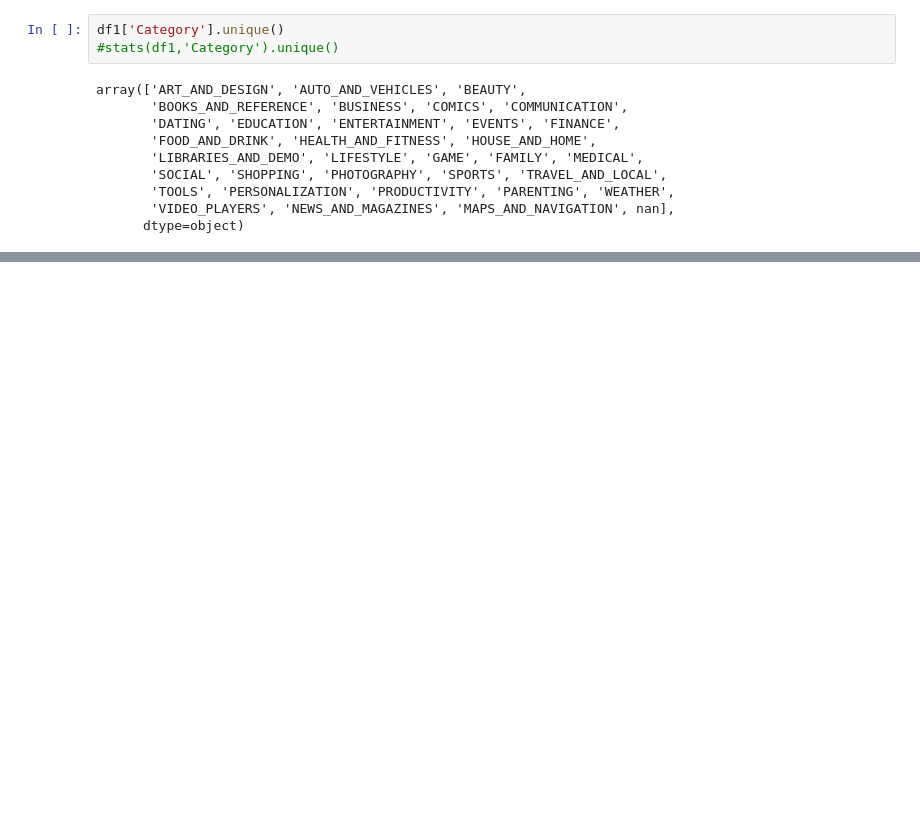
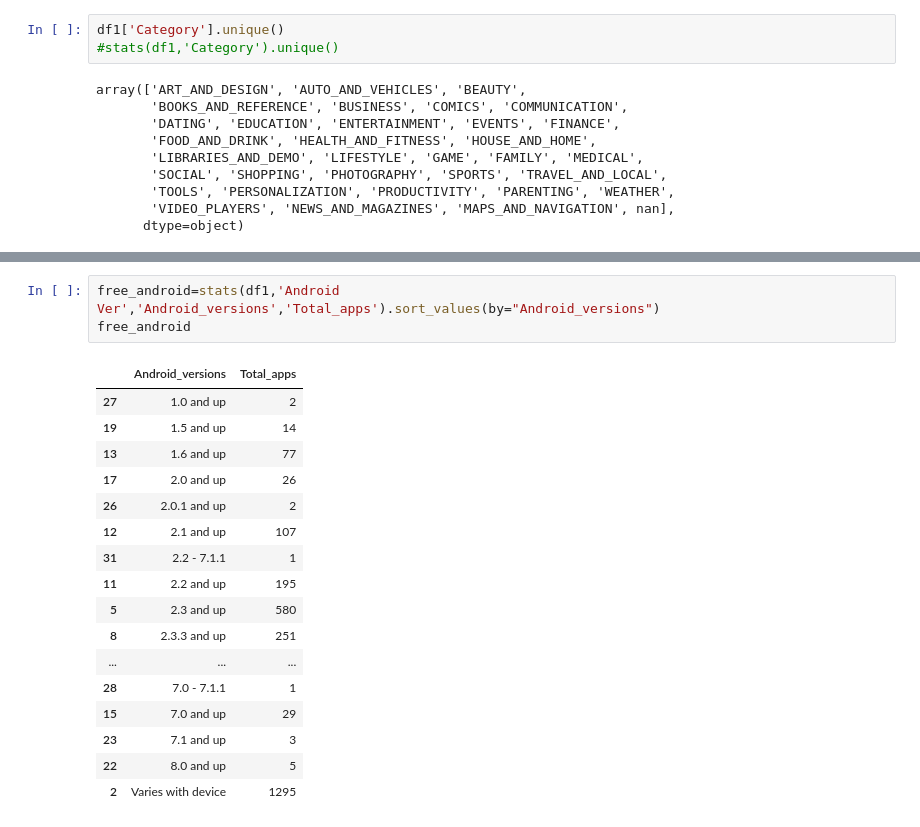
Before and after one commit to sidds4474/Play-Store-App-Review-Analysis, a Jupyter notebook: Play_Store_App_Review_Analysis_Project.ipynb, the cells around one changed output, grey strips where cells are left out. Drawn from its saved outputs; the diff is of its cells as text; blank space fills up the shorter version.

```diff
--- a/Play_Store_App_Review_Analysis_Project.ipynb
+++ b/Play_Store_App_Review_Analysis_Project.ipynb
@@ -477,0 +457,21 @@ plt.show()
+# %%
+free_android=stats(df1,'Android Ver','Android_versions','Total_apps').sort_values(by="Android_versions")
+free_android
+# %% [output]
+|  | Android_versions | Total_apps |
+| 27 | 1.0 and up | 2 |
+| 19 | 1.5 and up | 14 |
+| 13 | 1.6 and up | 77 |
+| 17 | 2.0 and up | 26 |
+| 26 | 2.0.1 and up | 2 |
+| 12 | 2.1 and up | 107 |
+| 31 | 2.2 - 7.1.1 | 1 |
+| 11 | 2.2 and up | 195 |
+| 5 | 2.3 and up | 580 |
+| 8 | 2.3.3 and up | 251 |
+| ... | ... | ... |
+| 28 | 7.0 - 7.1.1 | 1 |
+| 15 | 7.0 and up | 29 |
+| 23 | 7.1 and up | 3 |
+| 22 | 8.0 and up | 5 |
+| 2 | Varies with device | 1295 |
```
Also changed, not shown: parts of 25 cells of this notebook.
